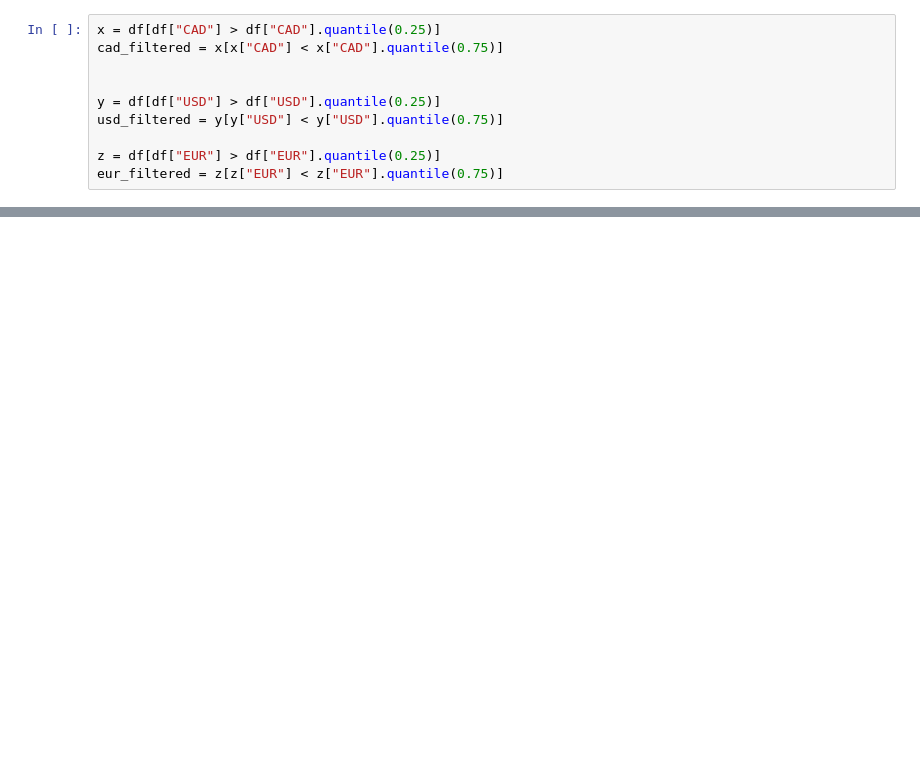
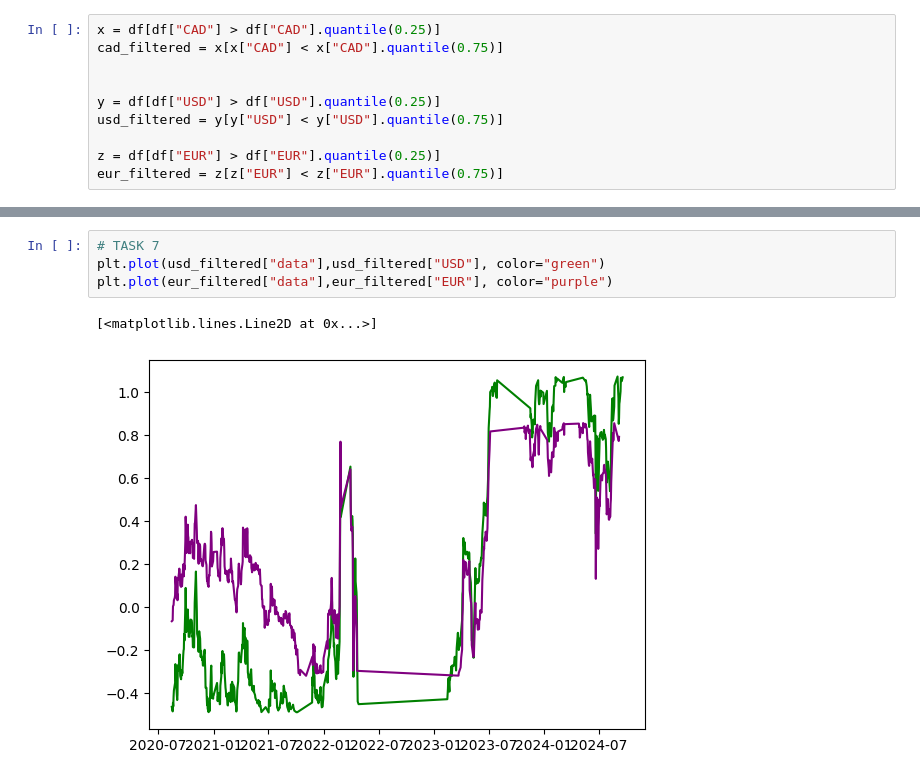
Before and after one commit to mmonastyrskiy/7_sem, a Jupyter notebook: ML/lab/lab2/Lab2.ipynb, the cells around one changed output, grey strips where cells are left out. Saved outputs shown, nothing was run; the diff lists cells and outputs as text; blank space fills up the shorter version.

```diff
--- a/ML/lab/lab2/Lab2.ipynb
+++ b/ML/lab/lab2/Lab2.ipynb
@@ -188,0 +196,7 @@ usd_filtered["EUR"].plot.box()
+# %%
+# TASK 7
+plt.plot(usd_filtered["data"],usd_filtered["USD"], color="green")
+plt.plot(eur_filtered["data"],eur_filtered["EUR"], color="purple")
+# %% [output]
+[<matplotlib.lines.Line2D at 0x...>]
+[figure, added]
```
Also changed, not shown: parts of 14 cells of this notebook.
